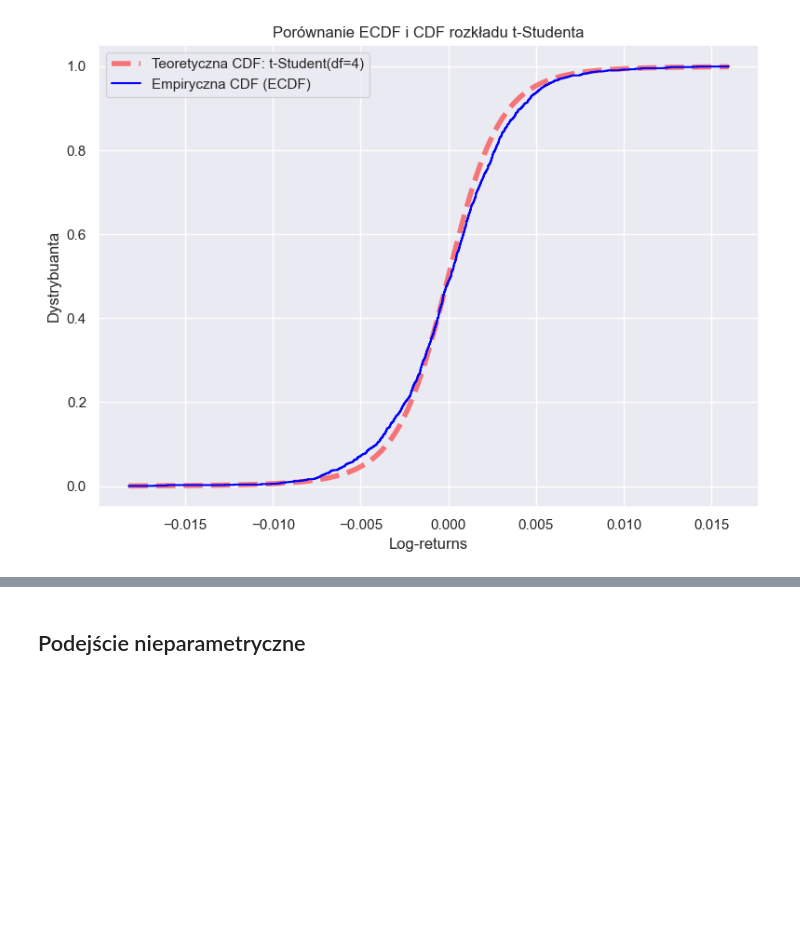
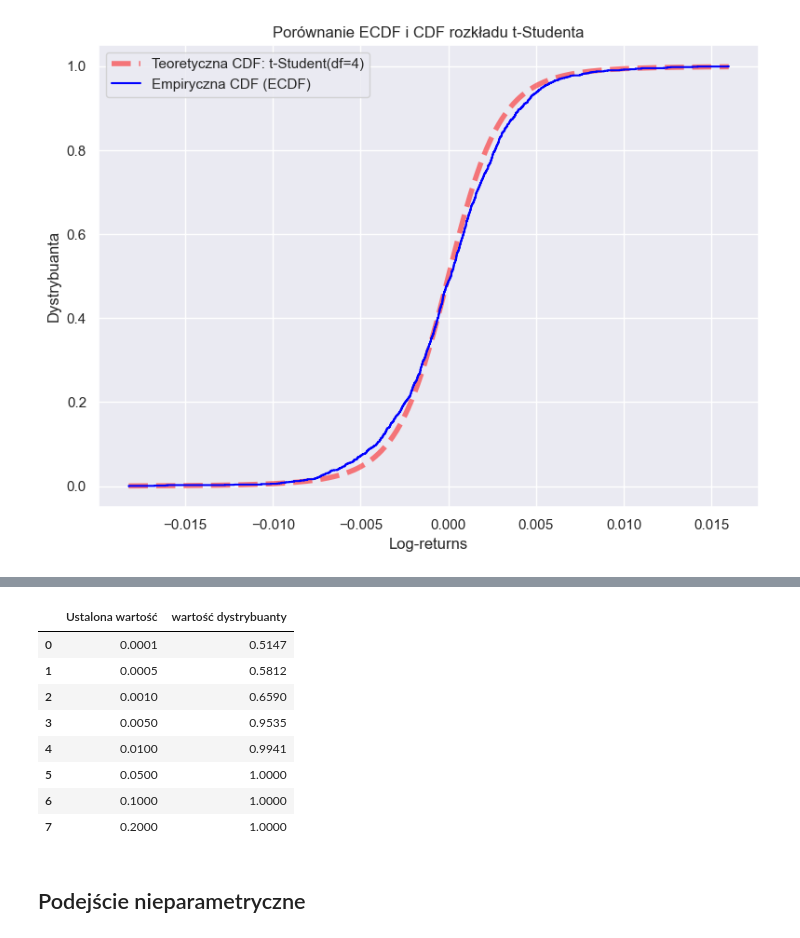
Before and after one commit to mathieuboro/nvidia_risk_management, a Jupyter notebook: kurs.ipynb, the cells around one changed output, grey strips where cells are left out. Cells and saved outputs as stored; diff of their text form; code cells hidden in the pictures; blank space fills up the shorter version.

```diff
--- a/kurs.ipynb
+++ b/kurs.ipynb
@@ -150,3 +163,8 @@ N = 100000
+# %%
+def wartosc_dystrybuanty(X, wartosci=[0.01, 0.02, 0.05, 0.1, 0.15, 0.2]):
+    ecdf = ECDF(X)
+    data = pd.DataFrame({'Ustalona wartość':wartosci, 'wartość dystrybuanty':ecdf(wartosci)})
+    return data
 # %% [markdown]
 # Kurs walut
 # %%
@@ -296,3 +328,15 @@ parametry(simulated_data)
+# %%
+wartosc_dystrybuanty(simulated_data, [0.0001, 0.0005, 0.001, 0.005, 0.01, 0.05, 0.1, 0.2])
+# %% [output]
+|  | Ustalona wartość | wartość dystrybuanty |
+| 0 | 0.0001 | 0.5147 |
+| 1 | 0.0005 | 0.5812 |
+| 2 | 0.0010 | 0.6590 |
+| 3 | 0.0050 | 0.9535 |
+| 4 | 0.0100 | 0.9941 |
+| 5 | 0.0500 | 1.0000 |
+| 6 | 0.1000 | 1.0000 |
+| 7 | 0.2000 | 1.0000 |
 # %% [markdown]
 ## Podejście nieparametryczne
 # %%
```
Also changed, not shown: parts of 5 cells of this notebook.
